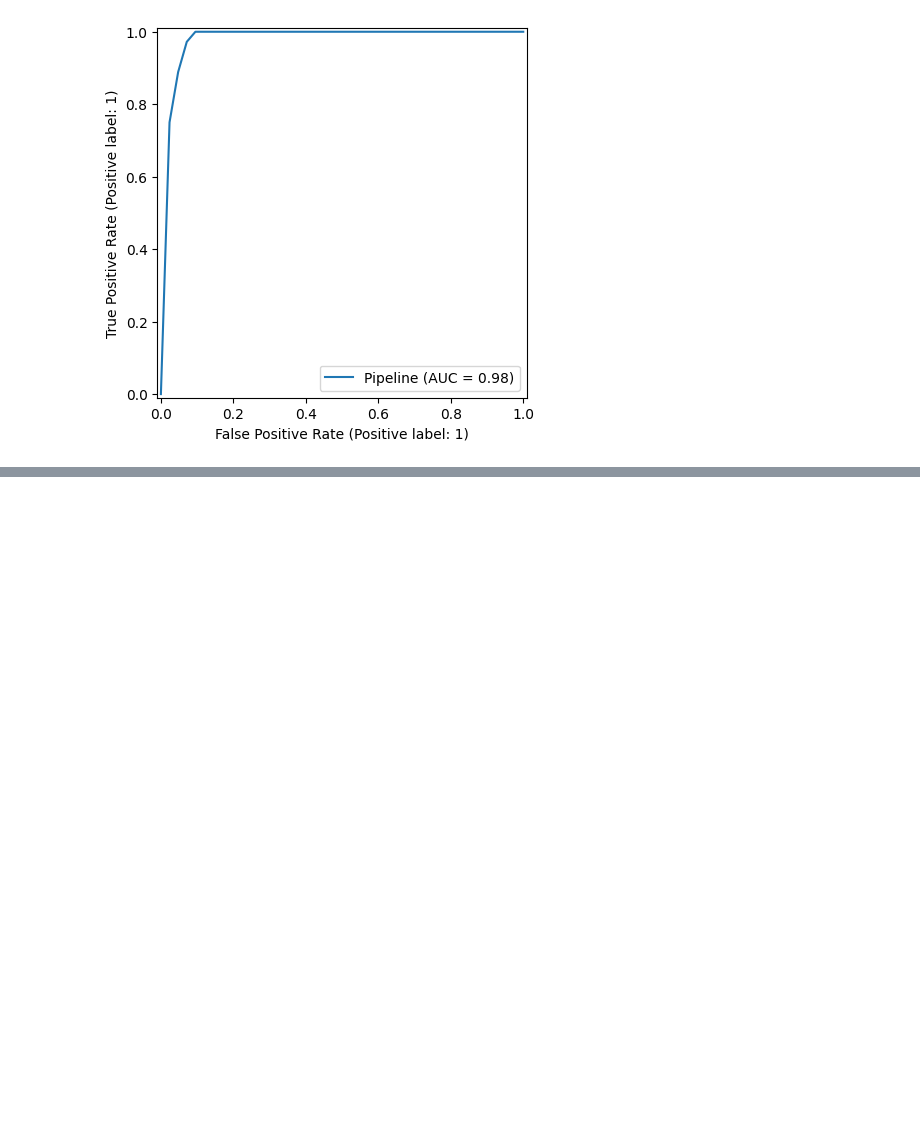
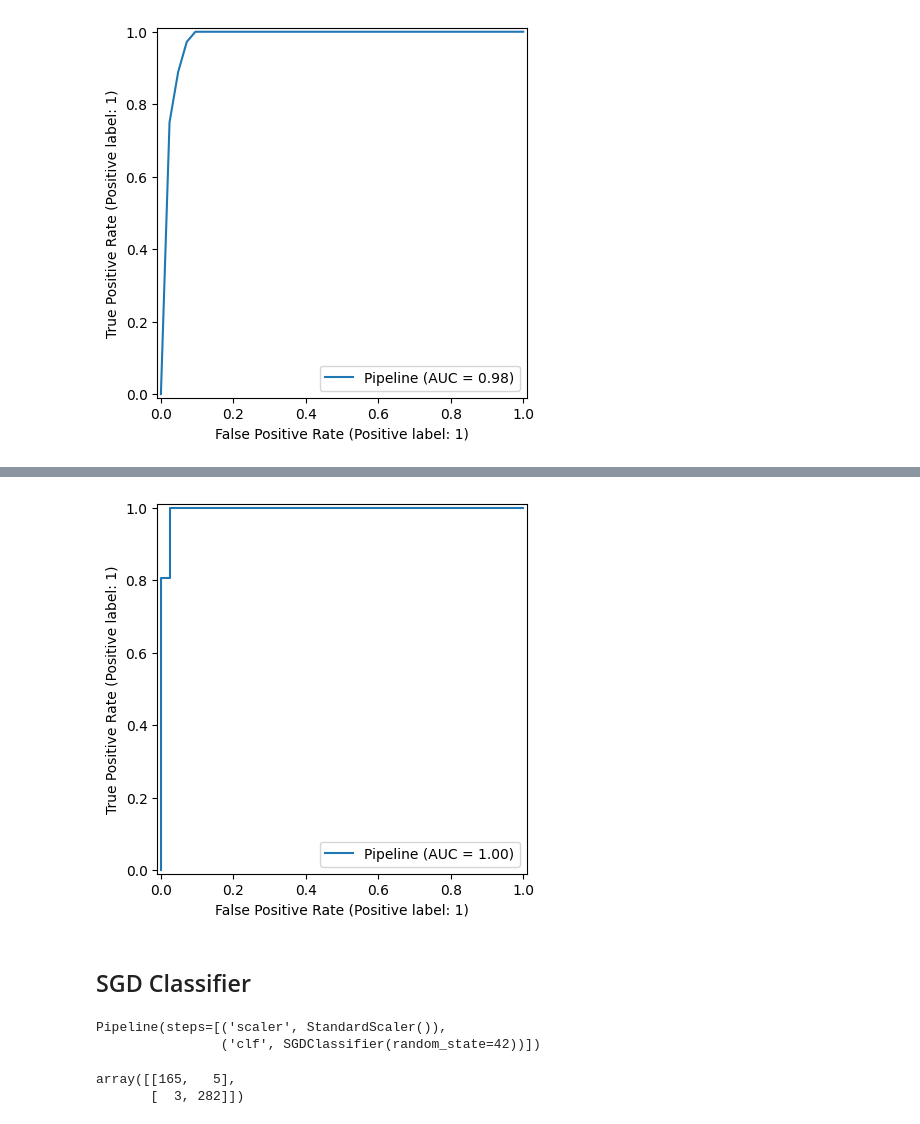
Before and after one commit to JakeOh/202505_BD50, a Jupyter notebook: lab_da/ml09_classification.ipynb, the cells around one changed output, grey strips where cells are left out. Drawn from its saved outputs; the diff is of its cells as text; code cells hidden in the pictures; blank space fills up the shorter version.

Commit message:
SGD Classifier

```diff
--- a/lab_da/ml09_classification.ipynb
+++ b/lab_da/ml09_classification.ipynb
@@ -319,0 +412,8 @@ plt.show()
+# %%
+# 테스트 셋에서의 ROC 곡선
+RocCurveDisplay.from_estimator(logit, X_test, y_test)
+plt.show()
+# %% [output]
+[figure, added]
+# %% [markdown]
+## SGD Classifier
@@ -319,0 +423,5 @@ plt.show()
+# %%
+sgd.fit(X_train, y_train)
+# %% [output]
+Pipeline(steps=[('scaler', StandardScaler()),
+                ('clf', SGDClassifier(random_state=42))])
@@ -319,0 +430,6 @@ plt.show()
+# %%
+conf_mat_train = confusion_matrix(y_train, train_pred)
+conf_mat_train
+# %% [output]
+array([[165,   5],
+       [  3, 282]])
```
Also changed, not shown: parts of 22 cells of this notebook.
